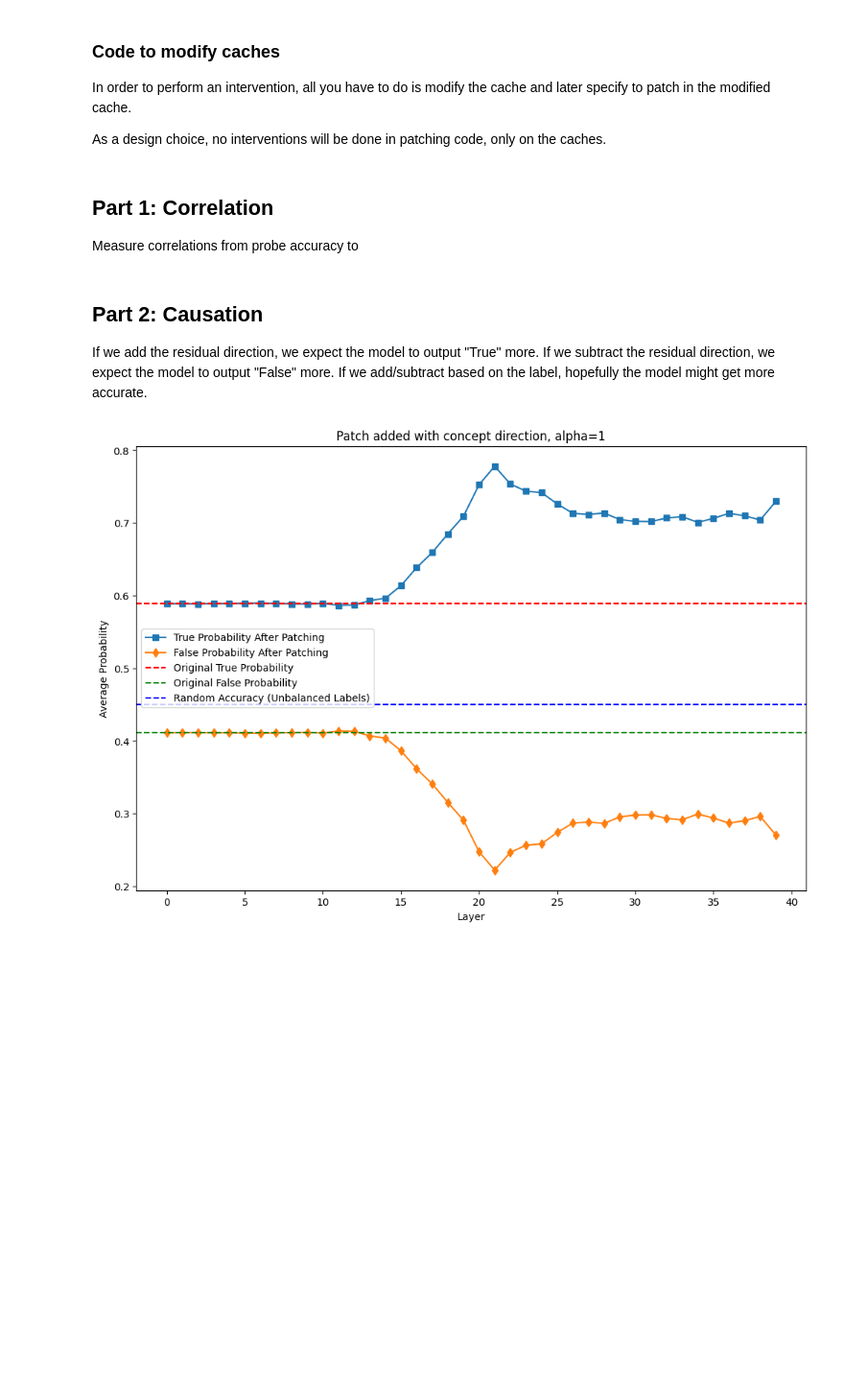
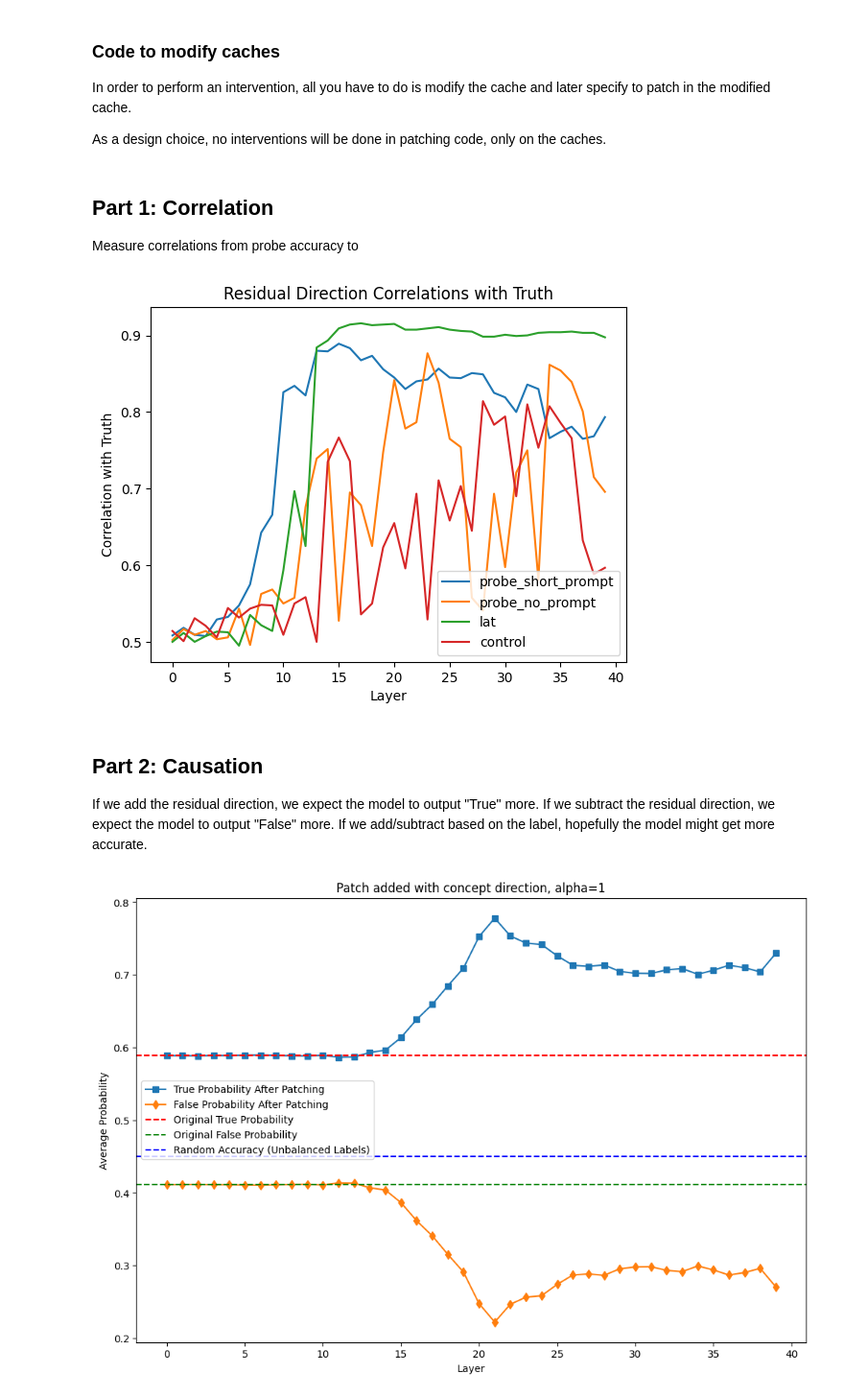
Before and after one commit to magikarp01/rep_control, a Jupyter notebook: rep_testing.ipynb, the cells around one changed output. Shown at 96% size. Drawn from its saved outputs; the diff is of its cells as text; code cells hidden in the pictures; blank space fills up the shorter version.

Commit message:
Did correlations

```diff
--- a/rep_testing.ipynb
+++ b/rep_testing.ipynb
@@ -87,6 +87,9 @@ num_test = 576
 data_rows = [row for row in dataset["combined"] if row['dataset'] == train_split_name]
 train_data_rows = data_rows[:num_train]
 test_data_rows = data_rows[num_train:num_train+num_test]
+
+ood_split_name = "companies"
+ood_data_rows = [row for row in dataset["combined"] if row['dataset'] == ood_split_name]
 # %% [markdown]
 Code to prompt model
 # %%
@@ -508,3 +508,66 @@ plt.show()
+# %%
+with open("truthfulness_dirs/13b_cities_short_prompt_modelact.pkl", "rb") as f:
+    short_modelact = pickle.load(f)
+short_probe_dirs = {l: short_modelact.probes["resid_post"][l].coef_.squeeze() for l in range(n_layers)}
+
+with open("truthfulness_dirs/13b_cities_no_prompt_modelact.pkl", "rb") as f:
+    no_modelact = pickle.load(f)
+no_probe_dirs = {l: no_modelact.probes["resid_post"][l].coef_.squeeze() for l in range(n_layers)}
+
+with open(f"truthfulness_dirs/activations_lat_cities_llama13b_chat.pkl", "rb") as f:
+    lat_dir = pickle.load(f)
+lat_dir[-40] = np.zeros_like(lat_dir[-39])
+lat_dirs = {l: lat_dir[l-n_layers][0] for l in range(n_layers)}
+
+
+control_resid_dirs = {l: np.ones(shape=(d_model)) for l in range(n_layers)}
+
+correlation_dirs = {"probe_short_prompt": short_probe_dirs, "probe_no_prompt": no_probe_dirs, "lat": lat_dirs, "control": control_resid_dirs}
+
+from sklearn.metrics import accuracy_score
+from sklearn.linear_model import LogisticRegression
+def get_pred_labels(direction, activations, baseline=0):
+    """
+    Get predicted labels given activations
+    """
+    pred_labels = []
+    for sample in range(len(activations.keys())):
+
+        pred_label = clf.predict(einops.einsum(activations[sample], direction, "i j d_model, d_model -> i j"))
+
+        pred_labels.append(pred_label)
+    return pred_labels
+
+def get_baseline(direction, activations, labels):
+    dot_prods = []
+    for sample in range(len(activations.keys())):
+        dot_prods.append(einops.einsum(activations[sample], direction, "i i d_model, d_model -> i"))
+    dot_prods = np.expand_dims(np.array(dot_prods).squeeze(), axis=-1)
+    clf = LogisticRegression(max_iter=1000, fit_intercept=True).fit(dot_prods, labels)
+    return clf
+
+tune_baseline = True
+for direction_name in correlation_dirs.keys():
+    accs = []
+    for layer in range(n_layers):
+
+        if tune_baseline:
+            clf = get_baseline(correlation_dirs[direction_name][layer], ood_cache[layer], ood_labels)
+        else:
+            clf = None
+
+        pred_labels = get_pred_labels(correlation_dirs[direction_name][layer], ood_cache[layer], baseline=clf)
+
+        accs.append(accuracy_score(pred_labels, ood_labels))
+    plt.plot(range(n_layers), accs, label=direction_name)
+
+plt.title("Residual Direction Correlations with Truth")
+plt.xlabel("Layer")
+plt.ylabel("Correlation with Truth")
+plt.legend()
+plt.show()
+# %% [output]
+[figure, added]
 # %% [markdown]
 ## Part 2: Causation
 If we add the residual direction, we expect the model to output "True" more. If we subtract the residual direction, we expect the model to output "False" more. If we add/subtract based on the label, hopefully the model might get more accurate.
```
Also changed, not shown: parts of 6 cells of this notebook, 1 other file.
